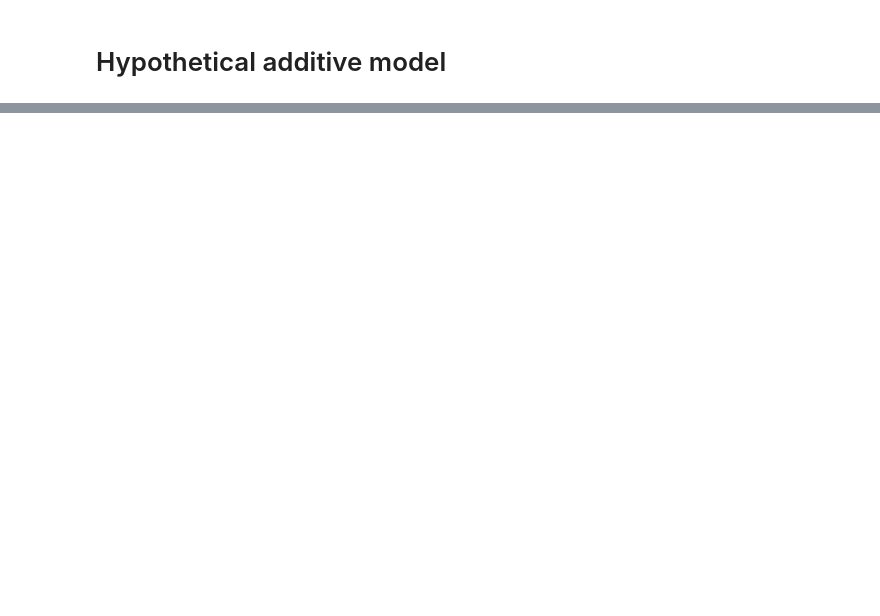
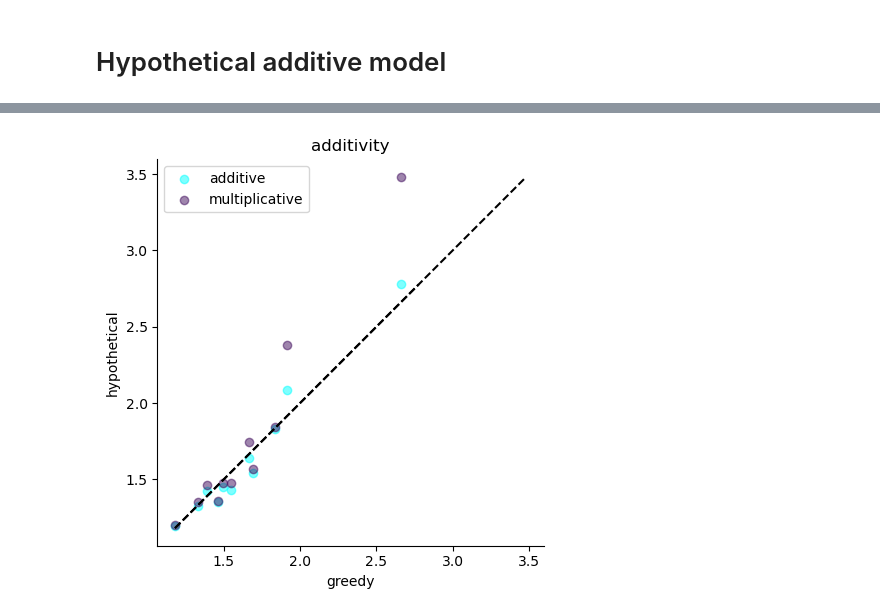
Before and after one commit to p-koo/creme-nn, a Jupyter notebook: figures/silencer_greedy_search.ipynb, the cells around one changed output, grey strips where cells are left out. Saved outputs shown, nothing was run; the diff lists cells and outputs as text; code cells hidden in the pictures; blank space fills up the shorter version.

```diff
--- a/figures/silencer_greedy_search.ipynb
+++ b/figures/silencer_greedy_search.ipynb
@@ -171,0 +224,94 @@ strata_seq_ids = pd.concat(strata_seq_ids)
+# %%
+second_it_all = pd.read_csv(f'{summary_csv_dir}/{optimization_name}_second_iteration.csv', index_col='Unnamed: 0')
+# %%
+order=['additivity', 'cooperativity']
+hue_order=['additive', 'greedy', 'multiplicative']
+context = 'silencing'
+
+
+for cell_line, df_cell_line in second_it_all.groupby('cell_line'):
+
+    df_cell_line = df_cell_line[df_cell_line['context']==context] # filter enhancing contexts only
+    hypothetical_additive = []
+    hypothetical_multiplicative = []
+    greedy = []
+    seq_ids = []
+    for d, (_, data_point) in enumerate(df_cell_line.groupby('seq_id')):
+        # WT, p1=prediction when the 1st CRE is shuffled (based on iter1),
+        # p2=prediction when the 2nd CRE is shuffled (based on iter1),
+        # greedy_res = both 1st and 2nd CREs shuffled
+        wt, p1, p2, greedy_res = (data_point.iloc[:, 0].values)
+        log_wt, log_p1, log_p2, _ = [np.log(i) for i in data_point.copy().iloc[:,0].values] # same but based on log values
+        # record everything
+        hypothetical_additive.append((wt + (p1 - wt) + (p2 - wt))/wt) # (WT + effectsize1 + effectsize2) / WT
+        hypothetical_multiplicative.append((np.exp(log_wt + (log_p1 - log_wt) + (log_p2 - log_wt)))/wt)
+        greedy.append(greedy_res/wt)
+        seq_ids.append(data_point['seq_id']['wt'])
+    df = pd.DataFrame([hypothetical_additive, hypothetical_multiplicative, greedy, seq_ids]).T
+    df.columns = ['additive', 'multiplicative', 'greedy', 'seq_id']
+    strata_ids = strata_seq_ids[strata_seq_ids['cell_line']==cell_line]
+    df = df.merge(strata_ids, on='seq_id')
+    data=df[['additive', 'multiplicative', 'greedy', 'label']].melt(value_vars=['additive', 'multiplicative', 'greedy'],
+                                                               id_vars='label')
+
+    # test box plot elements for significant differences using MannW
+    annotations = []
+    for s_i, stratum in enumerate(order): # for each group - 'additivity', 'cooperativity', 'redundancy'
+        df_stratum = df[df['label']==stratum]
+        y_counter = 0
+        for p, pair_index in enumerate(list(itertools.combinations(range(3), 2))): # for each pair
+
+
+            model_type1, model_type2 = hue_order[pair_index[0]], hue_order[pair_index[1]]
+            p_sign = utils.convert_pvalue_to_asterisks(scipy.stats.mannwhitneyu(df_stratum[model_type1].astype(float),
+                                                                                df_stratum[model_type2].astype(float))[1])
+            if p_sign!= 'ns': # if significant
+
+                # compute hight of box removing outliers
+                Q1 = np.quantile(df_stratum['multiplicative'], 0.25)
+                Q3 = np.quantile(df_stratum['multiplicative'], 0.75)
+                IQR = Q3 - Q1
+                lim = Q3 + 1.5 * IQR
+                annotations.append([s_i-0.2, y_counter, pair_index, p_sign, lim*1.05])
+                y_counter += 0.1 # push the bar a bit up to avoid overlaps
+
+        # Plot scatterplots of greedy VS additive/multiplicative
+        fig, ax = plt.subplots(1, 1)
+        for p, (x, y) in enumerate([['greedy', 'additive'], ['greedy', 'multiplicative']]):
+
+            ax.set_aspect('equal', adjustable='box')
+            ax.scatter(df_stratum[x], df_stratum[y],color=['cyan', '#400c5d'][p], label=y, alpha=0.5)
+
+            # add X=Y line
+            min_point, max_point = df_stratum[[x, y]].min().min(), df_stratum[[x, y]].max().max()
+            ax.plot([min_point, max_point], [min_point, max_point], color='k', linestyle='--')
+            ax.set_title(stratum)
+            ax.set_xlabel(x)
+            ax.set_ylabel('hypothetical')
+            ax.spines['top'].set_visible(False)
+            ax.spines['right'].set_visible(False)
+        plt.legend()
+        plt.tight_layout()
+        # fig.savefig(f"{pdf_dir}/2nd_point_comparison_{cell_line}_scatterplot_greedy_vs_hypothetical.pdf")
+        plt.show()
+
+    fig, ax = plt.subplots(1, 1, figsize=[5, 5])
+    sns.boxplot(data=data, x='label', y='value', showfliers=False,
+                   hue='variable', ax=ax,
+                order=order, hue_order=hue_order)
+    # plt.title(f"{cell_line} {context}")
+    for (s_i, y_counter, pair_index, p_sign, y_max) in annotations:
+        x1, x2 = s_i+pair_index[0]*0.2, s_i+pair_index[1]*0.2
+        y = y_max*0.9+y_counter
+        plt.hlines(y, x1, x2, color='k')
+        plt.annotate(p_sign, ((x1+x2)/2, y))
+    plt.title(cell_line)
+    ax.spines['top'].set_visible(False)
+    ax.spines['right'].set_visible(False)
+    plt.legend(bbox_to_anchor=[1.3, 1])
+    # fig.savefig(f"{pdf_dir}/2nd_point_comparison_{cell_line}_boxplot.pdf")
+
+
+    plt.show()
+# %% [output]
+[figure, added]
```
Also changed, not shown: parts of 10 cells of this notebook.
